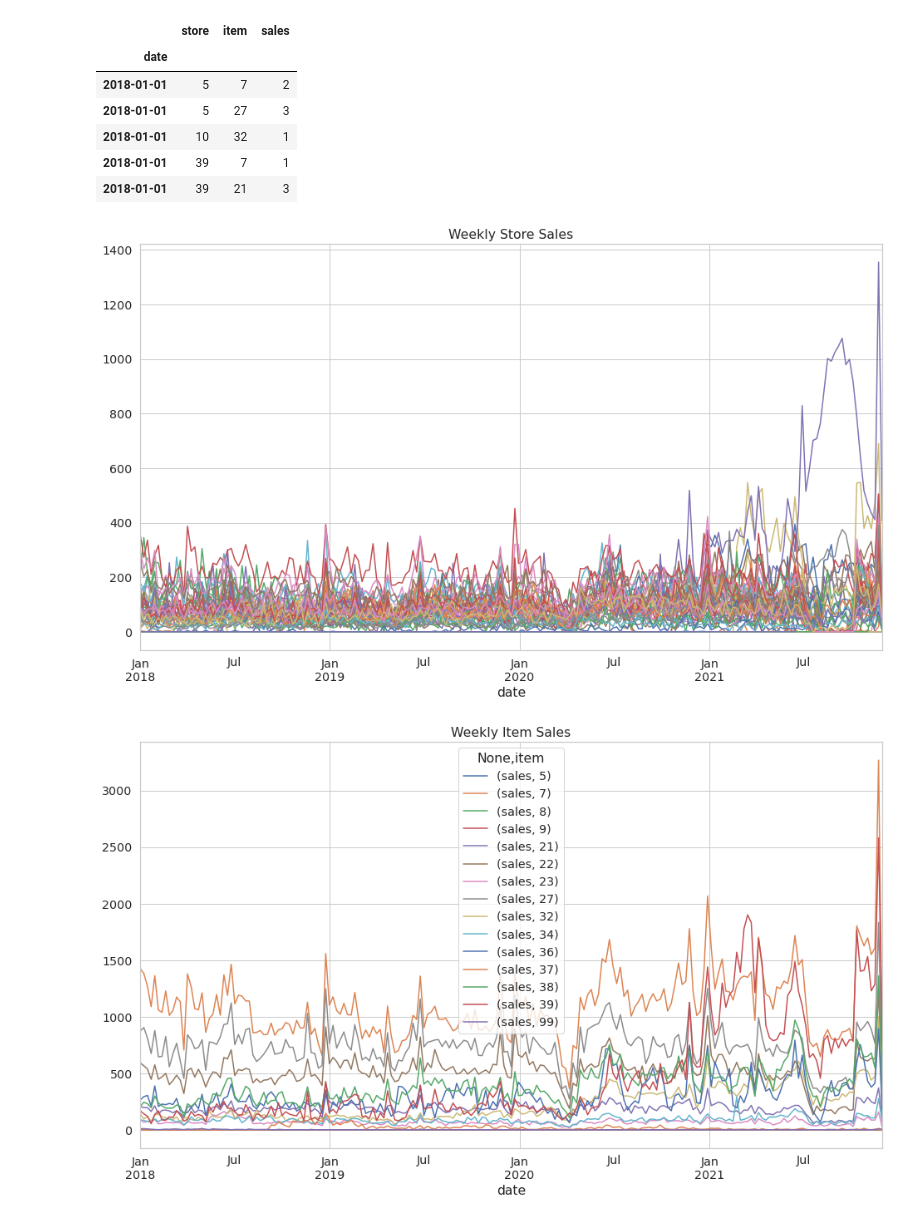
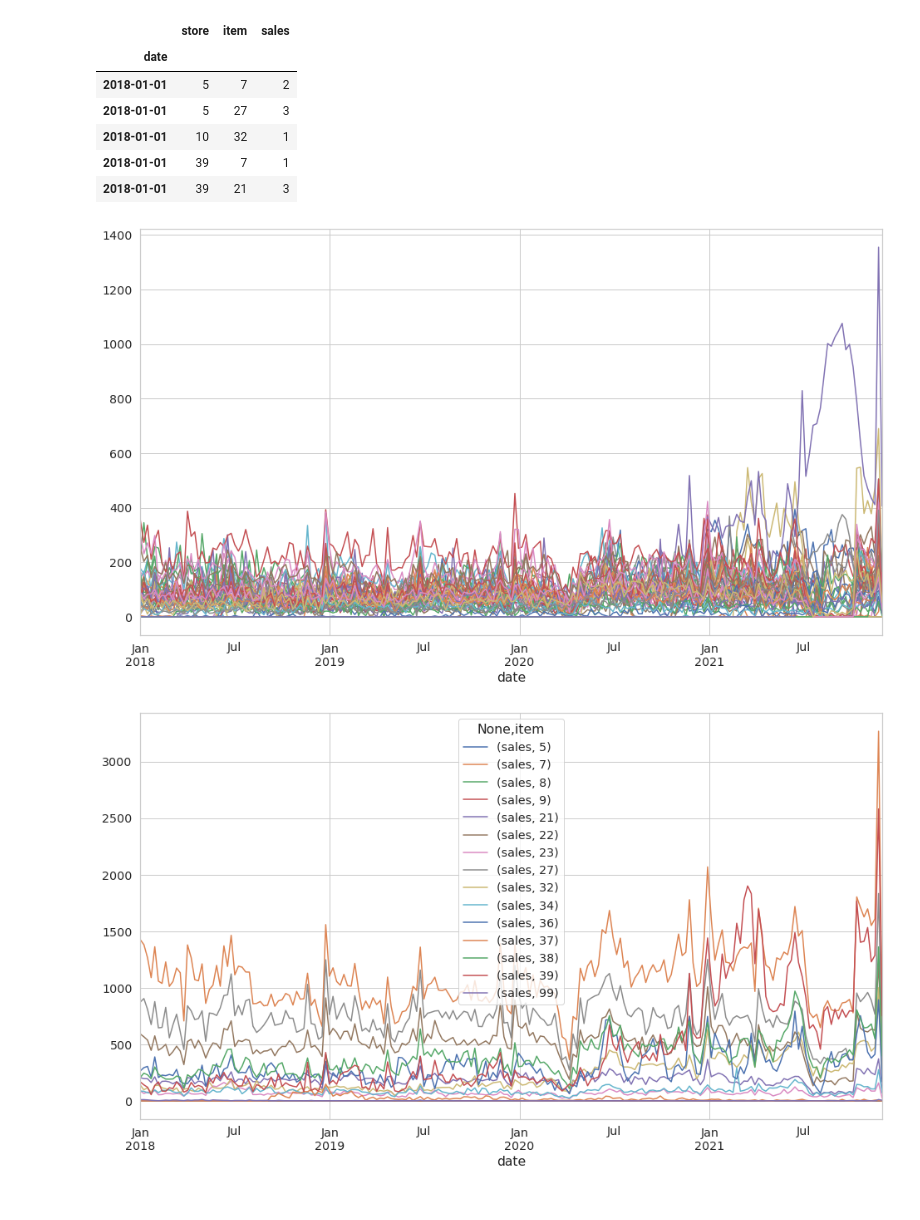
Before and after one commit to castillosebastian/research_tools, a Jupyter notebook: TPFinal_AnalisisyProyeccionVentas.ipynb, the cells around one changed output. Saved outputs shown, nothing was run; the diff lists cells and outputs as text; code cells hidden in the pictures.

```diff
--- a/TPFinal_AnalisisyProyeccionVentas.ipynb
+++ b/TPFinal_AnalisisyProyeccionVentas.ipynb
@@ -1802,16 +1890,16 @@ stores = pd.DataFrame(df.groupby(['date','store']).sum()['sales']).unstack()
 # %%
 stores = stores.resample('7D',label='left').sum()
 stores.sort_index(inplace = True)
-stores.plot(figsize=(16,9), title='Weekly Store Sales', legend=None)
+stores.plot(figsize=(16,9), legend=None)
 plt.show()
 # %% [output]
-[figure, old version]
+[figure, new version]
 # %%
 items = pd.DataFrame(df.groupby(['date','item']).sum()['sales']).unstack()
 items = items.resample('7D',label='left').sum()
 items.sort_index(inplace = True)
 # %%
-items.plot(figsize=(16,9), title='Weekly Item Sales')
+items.plot(figsize=(16,9))
 plt.show()
 # %% [output]
-[figure, old version]
+[figure, new version]
```
Also changed, not shown: parts of 50 cells of this notebook.
